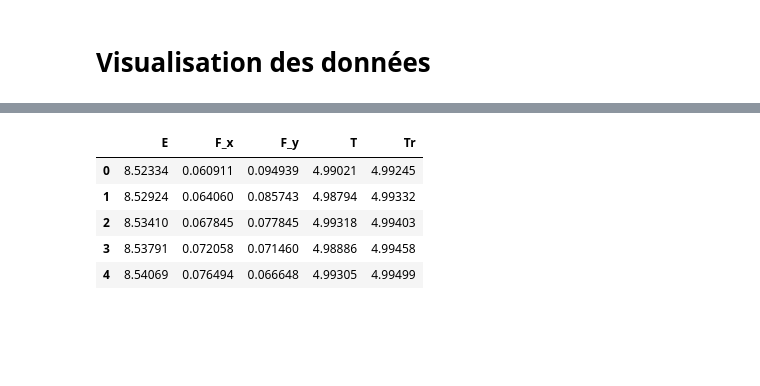
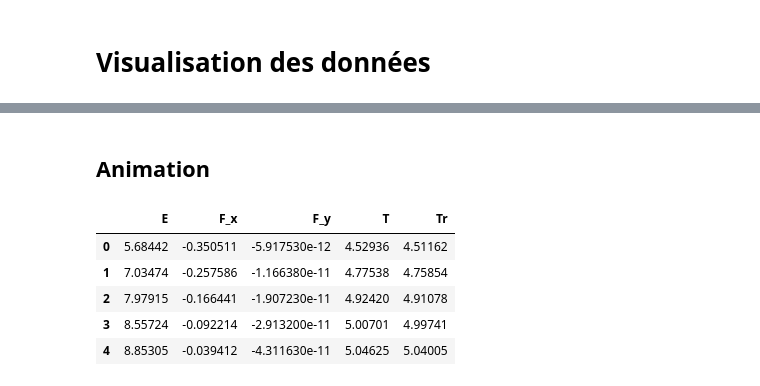
Before and after one commit to ddrous/projet-inverse-2d, a Jupyter notebook: src/notebook/visualisation_2d.ipynb, the cells around one changed output, grey strips where cells are left out. Saved outputs shown, nothing was run; the diff lists cells and outputs as text; code cells hidden in the pictures; blank space fills up the shorter version.

```diff
--- a/src/notebook/visualisation_2d.ipynb
+++ b/src/notebook/visualisation_2d.ipynb
@@ -75,26 +98,29 @@ plt.tight_layout()
+# %% [markdown]
+## Animation
 # %%
-# Les donnees pour le plot des signaux
+""" Chargement des donnnees pour le plot des signaux en video """
+
 e = np.empty(shape=(step_count, M, N), dtype=float)
 f = np.empty(shape=(step_count, M, N), dtype=float)
 t = np.empty(shape=(step_count, M, N), dtype=float)
 tr = np.empty(shape=(step_count, M, N), dtype=float)
 
 for i in range(step_count):
     file_name = "../../data/anim/animation." + str(i) + ".csv";
     df = pd.read_csv(file_name)
+
     e[i] = np.array(df['E']).reshape(M, N)
     f[i] = np.sqrt(np.array(df['F_x'])**2 + np.array(df['F_y'])**2).reshape(M, N)
     t[i] = np.array(df['T']).reshape(M, N)
     tr[i] = np.array(df['Tr']).reshape(M, N)
 
-
-# au temps final
+# le debut de la dataframe au temps final
 display(df[:5])
 # %% [output]
 |  | E | F_x | F_y | T | Tr |
-| 0 | 8.52334 | 0.060911 | 0.094939 | 4.99021 | 4.99245 |
-| 1 | 8.52924 | 0.064060 | 0.085743 | 4.98794 | 4.99332 |
-| 2 | 8.53410 | 0.067845 | 0.077845 | 4.99318 | 4.99403 |
-| 3 | 8.53791 | 0.072058 | 0.071460 | 4.98886 | 4.99458 |
-| 4 | 8.54069 | 0.076494 | 0.066648 | 4.99305 | 4.99499 |
+| 0 | 5.68442 | -0.350511 | -5.917530e-12 | 4.52936 | 4.51162 |
+| 1 | 7.03474 | -0.257586 | -1.166380e-11 | 4.77538 | 4.75854 |
+| 2 | 7.97915 | -0.166441 | -1.907230e-11 | 4.92420 | 4.91078 |
+| 3 | 8.55724 | -0.092214 | -2.913200e-11 | 5.00701 | 4.99741 |
+| 4 | 8.85305 | -0.039412 | -4.311630e-11 | 5.04625 | 5.04005 |
 # %%
```
Also changed, not shown: parts of 10 cells of this notebook, 11 other files.
